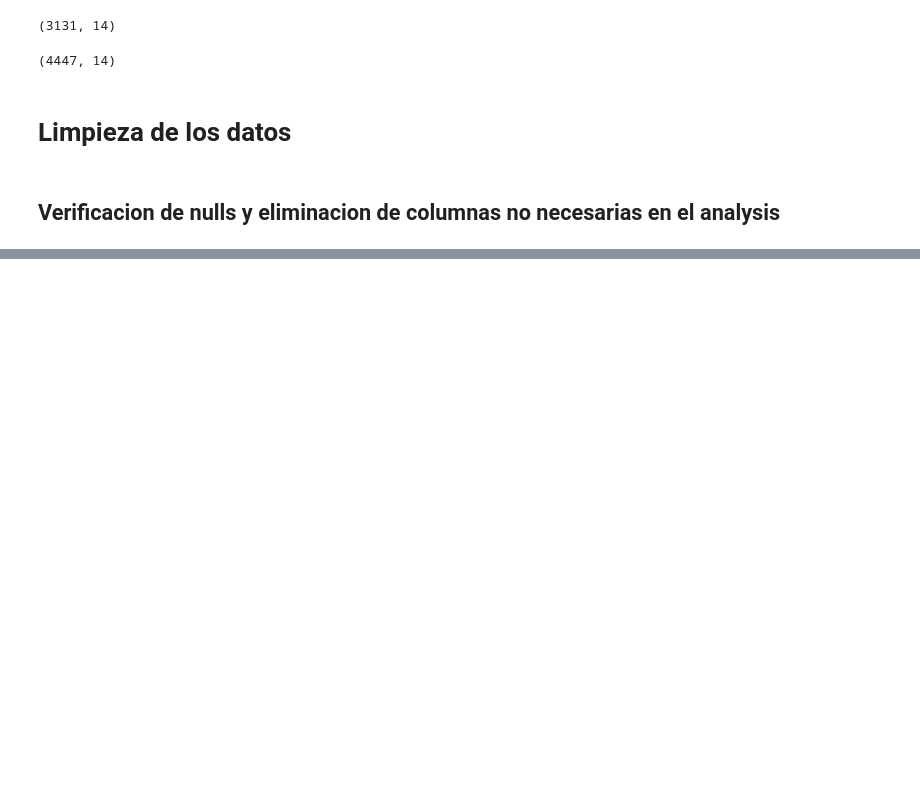
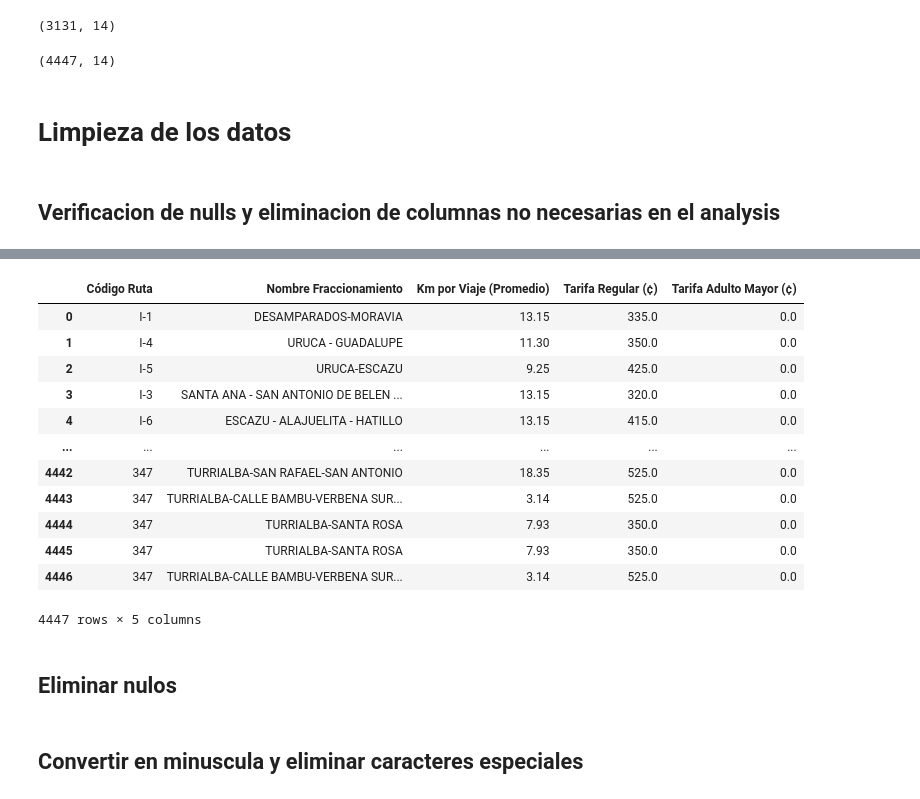
Before and after one commit to keilynagc/transporteCR, a Jupyter notebook: src/data_analysis.ipynb, the cells around one changed output, grey strips where cells are left out. Drawn from its saved outputs; the diff is of its cells as text; code cells hidden in the pictures; blank space fills up the shorter version.

```diff
--- a/src/data_analysis.ipynb
+++ b/src/data_analysis.ipynb
@@ -90,0 +113,20 @@ df_tarifas.shape
+# %%
+df_tarifas = df_tarifas.iloc[:, :-8]  # Mantiene todas las filas y elimina las últimas 7 columnas
+df_tarifas = df_tarifas.drop(columns=["Nombre Ruta"])
+df_tarifas
+# %% [output]
+|  | Código Ruta | Nombre Fraccionamiento | Km por Viaje (Promedio) | Tarifa Regular (¢) | Tarifa Adulto Mayor (¢) |
+| 0 | I-1 | DESAMPARADOS-MORAVIA | 13.15 | 335.0 | 0.0 |
+| 1 | I-4 | URUCA - GUADALUPE | 11.30 | 350.0 | 0.0 |
+| 2 | I-5 | URUCA-ESCAZU | 9.25 | 425.0 | 0.0 |
+| 3 | I-3 | SANTA ANA - SAN ANTONIO DE BELEN ... | 13.15 | 320.0 | 0.0 |
+| 4 | I-6 | ESCAZU - ALAJUELITA - HATILLO | 13.15 | 415.0 | 0.0 |
+| ... | ... | ... | ... | ... | ... |
+| 4442 | 347 | TURRIALBA-SAN RAFAEL-SAN ANTONIO | 18.35 | 525.0 | 0.0 |
+| 4443 | 347 | TURRIALBA-CALLE BAMBU-VERBENA SUR... | 3.14 | 525.0 | 0.0 |
+| 4444 | 347 | TURRIALBA-SANTA ROSA | 7.93 | 350.0 | 0.0 |
+| 4445 | 347 | TURRIALBA-SANTA ROSA | 7.93 | 350.0 | 0.0 |
+| 4446 | 347 | TURRIALBA-CALLE BAMBU-VERBENA SUR... | 3.14 | 525.0 | 0.0 |
+4447 rows × 5 columns
+# %% [markdown]
+## Eliminar nulos
@@ -90,0 +137,2 @@ df_tarifas.shape
+# %% [markdown]
+## Convertir en minuscula y eliminar caracteres especiales
```
Also changed, not shown: parts of 23 cells of this notebook, 1 other file.
